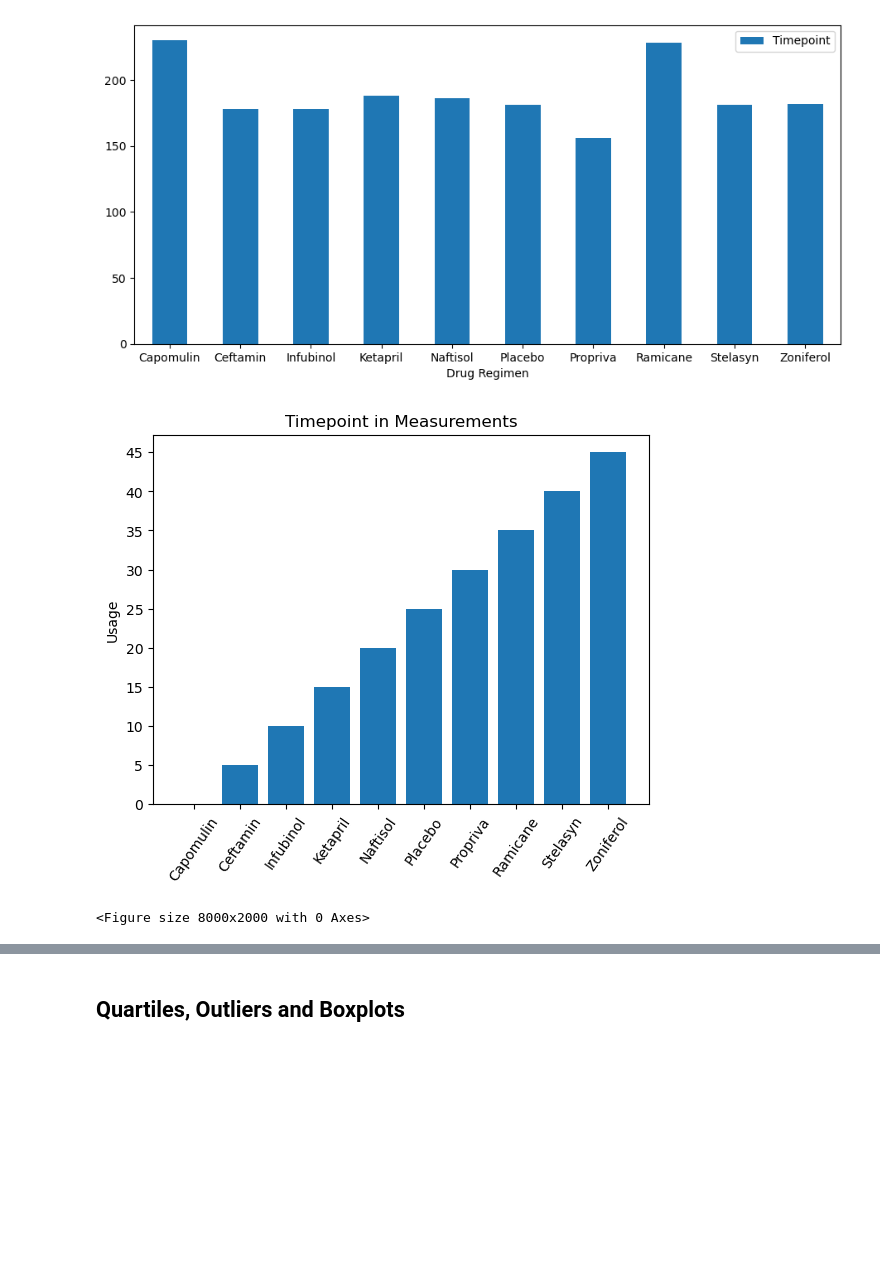
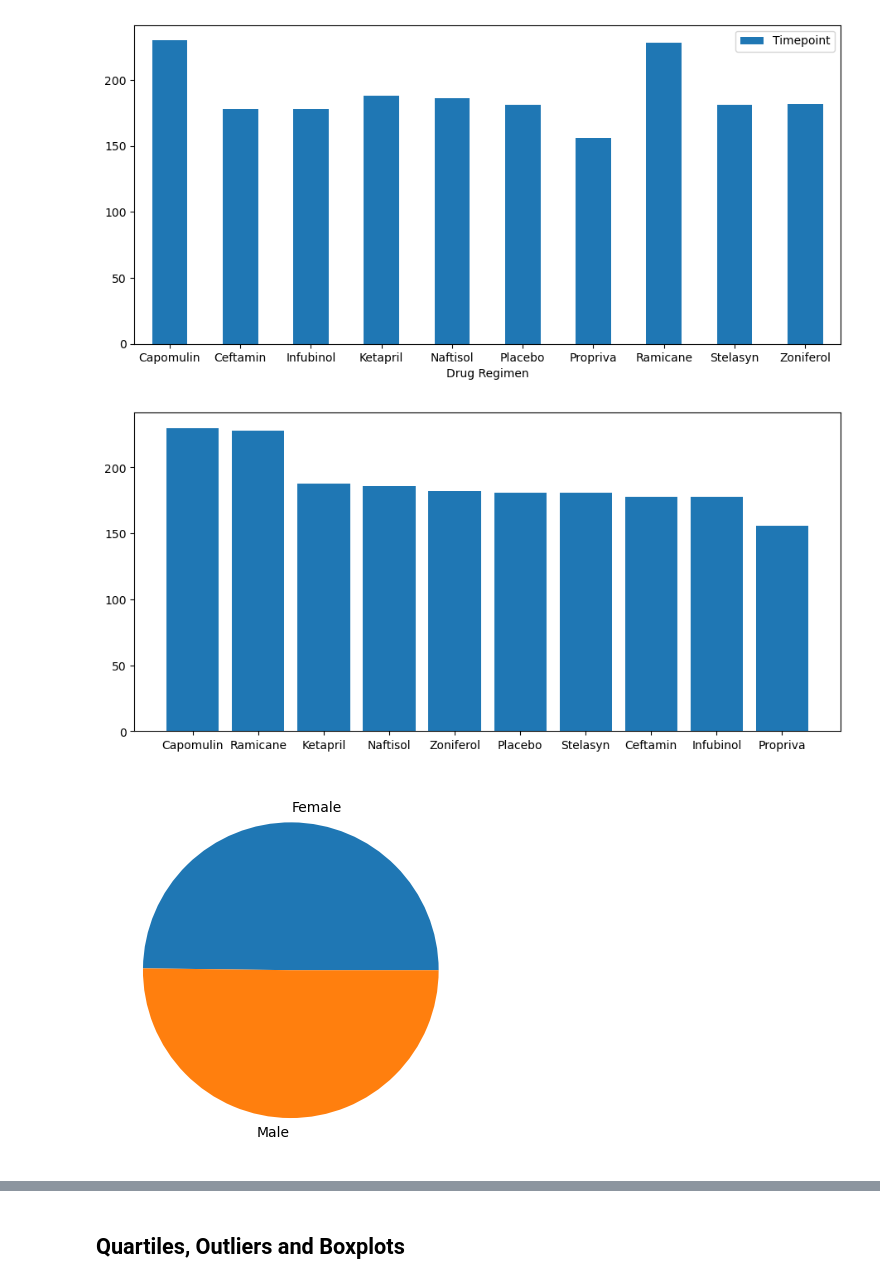
Before and after one commit to AnneNiemiec/Matplotlib, a Jupyter notebook: pymaceuticals.ipynb, the cells around one changed output, grey strips where cells are left out. Cells and saved outputs as stored; diff of their text form; code cells hidden in the pictures; blank space fills up the shorter version.

Commit message:
Pie chart updates & comments for plots

```diff
--- a/pymaceuticals.ipynb
+++ b/pymaceuticals.ipynb
@@ -158,50 +155,39 @@ df_measurement_plot=df_measurement_count.plot.bar(x='Drug Regimen',y='Timepoint'
 #df_measurement_count
 # %% [output]
 [figure]
-# %%
-## Generate a bar plot showing the total number of measurements taken on each drug regimen using pyplot.
-import matplotlib.pyplot as plt;plt.rcdefaults()
-
-#Datasets
-Regimen=('Capomulin','Ceftamin','Infubinol','Ketapril','Naftisol','Placebo','Propriva','Ramicane','Stelasyn','Zoniferol')
-y_pos=np.arange(len(Regimen))
-Timepoint=('0','5','10','15','20','25','30','35','40','45')
-
-#Plotting
-plt.bar(y_pos,Timepoint)
-plt.xticks(y_pos,Regimen,ha='center',rotation=55,fontsize=10)
-plt.ylabel('Usage')
-plt.title('Timepoint in Measurements')
-plt.figure(figsize=(80,20))
-plt.show()
-llllll
-# %% [output]
-[figure, removed]
-<Figure size 8000x2000 with 0 Axes>
 # %%
 # # Generate a bar plot showing the total number of measurements taken on each drug regimen using pyplot.
-# drug_regimen_count=df_regimen_group['Drug Regimen'].value_counts().to_list()
-# timepoint_count=drug_regimen_count['Drug Regimen'].value_counts().to_list()
+drug_regimen_count=df_combined_clean['Drug Regimen'].value_counts().to_list()
+drug_regimen=df_combined_clean['Drug Regimen'].value_counts().index.to_list()
 
 # # Create an array & datasets
-# Regimen=["Capomulin", "Ceftamin", "Infubinol", "Ketapril", "Naftisol", "Placebo", "Propriva", "Ramicane", "Stelasyn", "Zoniferol"]
-# Timepoint=["0","5","10","15","20","25","30","35","40","45"]
-# x_axis=np.arange(0,len(Regimen))
-# tick_drug=[]
+Regimen=["Capomulin", "Ceftamin", "Infubinol", "Ketapril", "Naftisol", "Placebo", "Propriva", "Ramicane", "Stelasyn", "Zoniferol"]
 
 # #Plotting
 # for x in x_axis:
 #     tick_drug.append(x)
 # plt.title("Number of Measurement")
 # plt.ylabel("Timepoint")
 # plt.xlabel("Regimen")
-# # plt.bar(Regimen,Timepoint,width=.02,figsize=(11,5))
-# # plt.bar(x_axis, drug_regimen_count,width=.02)
-# # plt.bar(y_axis, timepoint_count,width=.02)
-# # fig=plt.figure(figsize=(11,5))
+ax=plt.subplots(figsize=(11,5))
 
-# # df_measurement_plot=df_measurement_count.plot.bar(x='Drug Regimen',y='Timepoint',rot=0,figsize=(11,5))
-# #facecolor="red", alpha=0, align="center",figsize=(11,5)
-# # plt.xticks(tick_drug, Regimen)
-# plt.show()
+plt.bar(drug_regimen,drug_regimen_count)
+plt.show()
+# %% [output]
+[figure, added]
+# %%
+# Generate a pie plot showing the distribution of female versus male mice using pandas
+
+#data
+df_mice_gender=df_combined_clean.groupby(['Sex'])['Mouse ID'].nunique()
+df_mice_gender.plot.pie(y='Mouse ID')
+plt.ylabel("")
+
+
+
+#Formatting
+# Title
+plt.show()
+# %% [output]
+[figure, added]
 # %%
```
Also changed, not shown: parts of 13 cells of this notebook.
